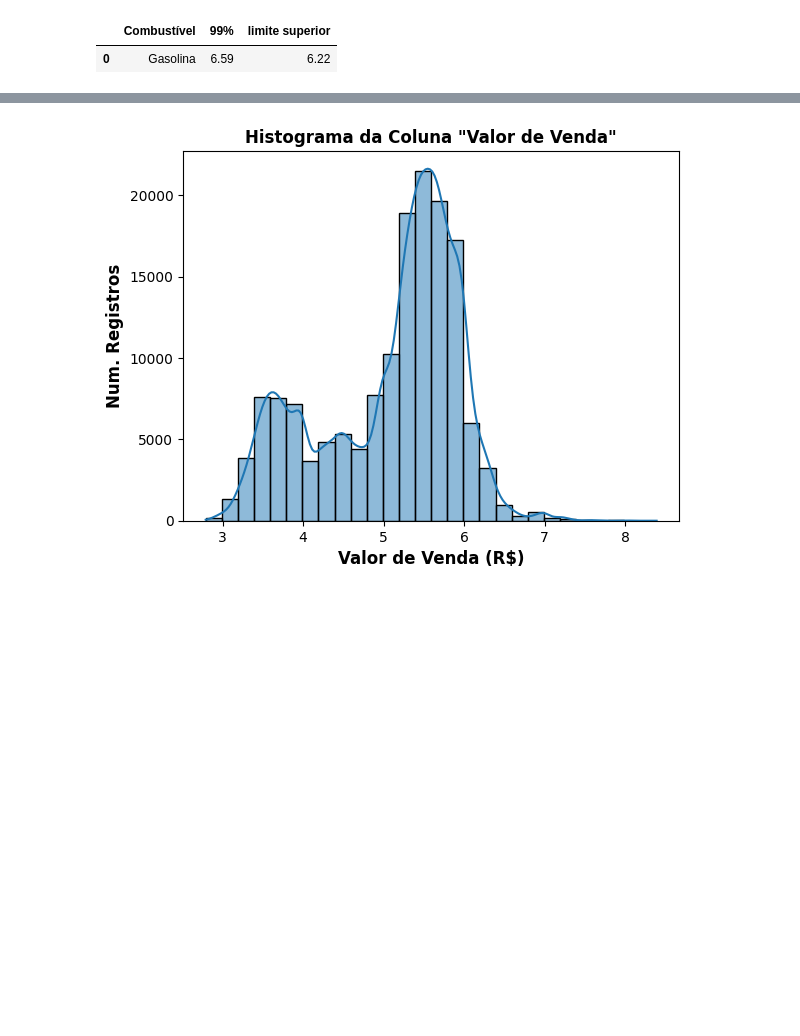
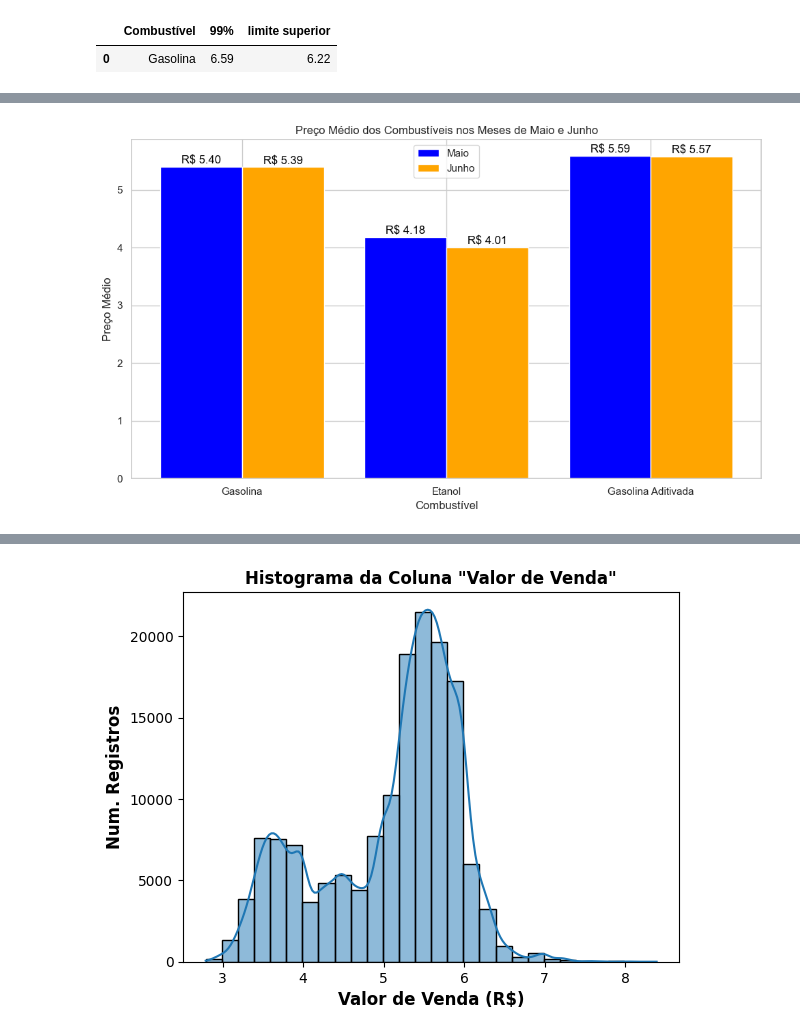
Before and after one commit to gideoni-santos/projeto-squad5-m4, a Jupyter notebook: Analise_combustiveis.ipynb, the cells around one changed output, grey strips where cells are left out. Cells and saved outputs as stored; diff of their text form; code cells hidden in the pictures; blank space fills up the shorter version.

```diff
--- a/Analise_combustiveis.ipynb
+++ b/Analise_combustiveis.ipynb
@@ -481,0 +543,37 @@ df_quantile_limite
+# %%
+import matplotlib.pyplot as plt
+
+# Dados
+combustiveis = ['Gasolina', 'Etanol', 'Gasolina Aditivada']
+precos_maio = [gasolina_maio, etanol_maio, gasolina_aditivada_maio]
+precos_junho = [gasolina_junho, etanol_junho, gasolina_aditivada_junho]
+
+# Configurar os valores das barras
+bar_width = 0.4
+r1 = range(len(combustiveis))
+r2 = [x + bar_width for x in r1]
+
+# Criar o gráfico de barras
+plt.figure(figsize=(10, 6))
+plt.bar(r1, precos_maio, width=bar_width, label='Maio', color='blue')
+plt.bar(r2, precos_junho, width=bar_width, label='Junho', color='orange')
+
+# Adicionar rótulos e título
+plt.xlabel('Combustível')
+plt.ylabel('Preço Médio')
+plt.title('Preço Médio dos Combustíveis nos Meses de Maio e Junho')
+plt.xticks([r + bar_width/2 for r in range(len(combustiveis))], combustiveis)
+plt.legend()
+
+# Adicionar valores acima das barras
+for i, v in enumerate(precos_maio):
+    plt.text(i, v + 0.05, f'R$ {v:.2f}', ha='center', color='black')
+
+for i, v in enumerate(precos_junho):
+    plt.text(i + bar_width, v + 0.05, f'R$ {v:.2f}', ha='center', color='black')
+
+# Mostrar o gráfico
+plt.tight_layout()
+plt.show()
+# %% [output]
+[figure, added]
```
Also changed, not shown: parts of 21 cells of this notebook.
